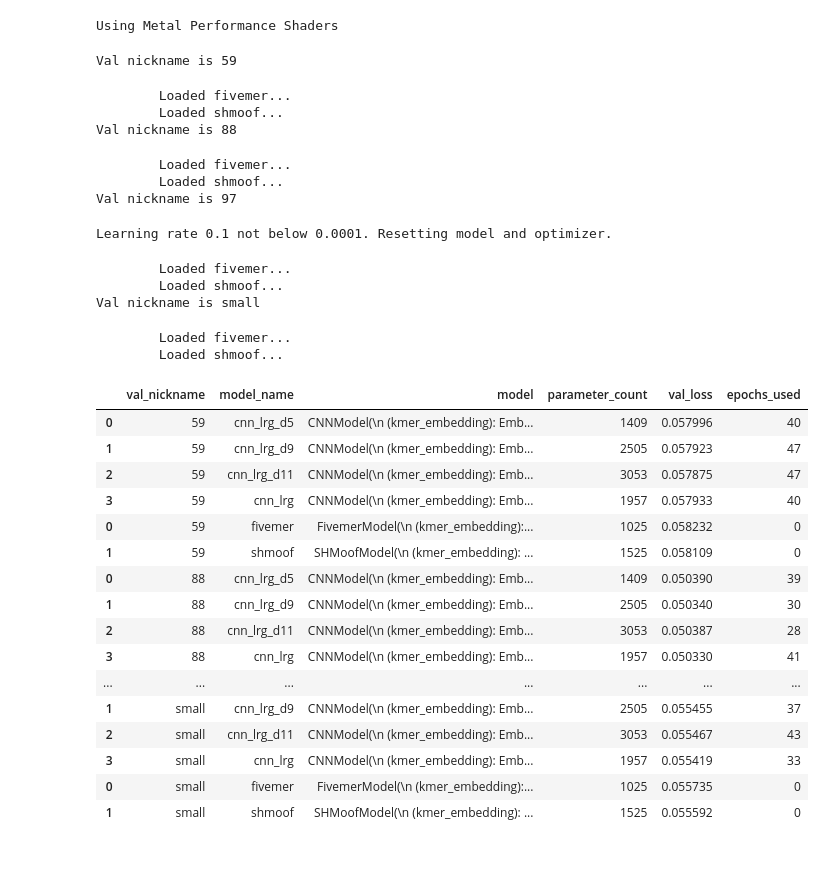
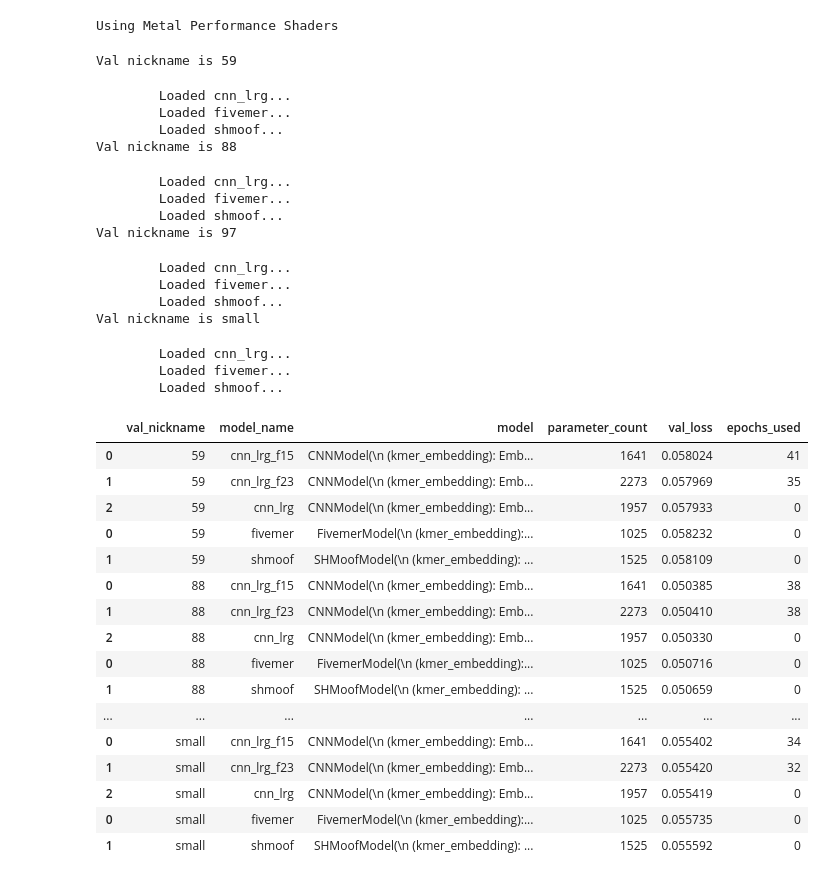
Before and after one commit to matsengrp/thrifty-experiments-1, a Jupyter notebook: human/model_comparison.ipynb, the cells around one changed output. Cells and saved outputs as stored; diff of their text form; code cells hidden in the pictures.

```diff
--- a/human/model_comparison.ipynb
+++ b/human/model_comparison.ipynb
@@ -91,9 +91,8 @@ for nickname in val_nicknames:
     }
 
     model_instances_3 = {
-        "cnn_lrg_d5": models.CNNModel(kmer_length=3, embedding_dim=5, filter_count=19, kernel_size=11, dropout_rate=0.3),
-        "cnn_lrg_d9": models.CNNModel(kmer_length=3, embedding_dim=9, filter_count=19, kernel_size=11, dropout_rate=0.3),
-        "cnn_lrg_d11": models.CNNModel(kmer_length=3, embedding_dim=11, filter_count=19, kernel_size=11, dropout_rate=0.3),
+        "cnn_lrg_f15": models.CNNModel(kmer_length=3, embedding_dim=7, filter_count=15, kernel_size=11, dropout_rate=0.3),
+        "cnn_lrg_f23": models.CNNModel(kmer_length=3, embedding_dim=7, filter_count=23, kernel_size=11, dropout_rate=0.3),
         "cnn_lrg": models.CNNModel(kmer_length=3, embedding_dim=7, filter_count=19, kernel_size=11, dropout_rate=0.3),
     }
 
@@ -103,51 +102,54 @@ for nickname in val_nicknames:
     }
 
     comparison_df = \
         pd.concat([# comparison_of_data(model_instances_1, train_dataset_1, val_dataset_1),
                    comparison_of_data(model_instances_3, train_dataset_3, val_dataset_3),
                    comparison_of_data(model_instances_5, train_dataset_5, val_dataset_5)
                 ])
     comparison_df["val_nickname"] = nickname
 
     # make val_nickname the first column
     cols = comparison_df.columns.tolist()
     cols = cols[-1:] + cols[:-1]
     comparison_df = comparison_df[cols]
 
     comparison_dfs.append(comparison_df)
 
 final_df = pd.concat(comparison_dfs)
 final_df.to_csv(f"_ignore/model_comparison_{framework.timestamp_str()}.csv", index=False)
 final_df
 # %% [output]
 Val nickname is 59
+        Loaded cnn_lrg...
         Loaded fivemer...
         Loaded shmoof...
 Val nickname is 88
+        Loaded cnn_lrg...
         Loaded fivemer...
         Loaded shmoof...
 Val nickname is 97
-Learning rate 0.1 not below 0.0001. Resetting model and optimizer.
+        Loaded cnn_lrg...
+        Loaded fivemer...
+        Loaded shmoof...
+Val nickname is small
+        Loaded cnn_lrg...
         Loaded fivemer...
         Loaded shmoof...
-Val nickname is small
-        Loaded fivemer...
-        Loaded shmoof...
 |  | val_nickname | model_name | model | parameter_count | val_loss | epochs_used |
-| 0 | 59 | cnn_lrg_d5 | CNNModel(\n (kmer_embedding): Emb... | 1409 | 0.057996 | 40 |
-| 1 | 59 | cnn_lrg_d9 | CNNModel(\n (kmer_embedding): Emb... | 2505 | 0.057923 | 47 |
-| 2 | 59 | cnn_lrg_d11 | CNNModel(\n (kmer_embedding): Emb... | 3053 | 0.057875 | 47 |
-| 3 | 59 | cnn_lrg | CNNModel(\n (kmer_embedding): Emb... | 1957 | 0.057933 | 40 |
+| 0 | 59 | cnn_lrg_f15 | CNNModel(\n (kmer_embedding): Emb... | 1641 | 0.058024 | 41 |
+| 1 | 59 | cnn_lrg_f23 | CNNModel(\n (kmer_embedding): Emb... | 2273 | 0.057969 | 35 |
+| 2 | 59 | cnn_lrg | CNNModel(\n (kmer_embedding): Emb... | 1957 | 0.057933 | 0 |
 | 0 | 59 | fivemer | FivemerModel(\n (kmer_embedding):... | 1025 | 0.058232 | 0 |
 | 1 | 59 | shmoof | SHMoofModel(\n (kmer_embedding): ... | 1525 | 0.058109 | 0 |
-| 0 | 88 | cnn_lrg_d5 | CNNModel(\n (kmer_embedding): Emb... | 1409 | 0.050390 | 39 |
-| 1 | 88 | cnn_lrg_d9 | CNNModel(\n (kmer_embedding): Emb... | 2505 | 0.050340 | 30 |
-| 2 | 88 | cnn_lrg_d11 | CNNModel(\n (kmer_embedding): Emb... | 3053 | 0.050387 | 28 |
-| 3 | 88 | cnn_lrg | CNNModel(\n (kmer_embedding): Emb... | 1957 | 0.050330 | 41 |
+| 0 | 88 | cnn_lrg_f15 | CNNModel(\n (kmer_embedding): Emb... | 1641 | 0.050385 | 38 |
+| 1 | 88 | cnn_lrg_f23 | CNNModel(\n (kmer_embedding): Emb... | 2273 | 0.050410 | 38 |
+| 2 | 88 | cnn_lrg | CNNModel(\n (kmer_embedding): Emb... | 1957 | 0.050330 | 0 |
+| 0 | 88 | fivemer | FivemerModel(\n (kmer_embedding):... | 1025 | 0.050716 | 0 |
+| 1 | 88 | shmoof | SHMoofModel(\n (kmer_embedding): ... | 1525 | 0.050659 | 0 |
 | ... | ... | ... | ... | ... | ... | ... |
-| 1 | small | cnn_lrg_d9 | CNNModel(\n (kmer_embedding): Emb... | 2505 | 0.055455 | 37 |
-| 2 | small | cnn_lrg_d11 | CNNModel(\n (kmer_embedding): Emb... | 3053 | 0.055467 | 43 |
-| 3 | small | cnn_lrg | CNNModel(\n (kmer_embedding): Emb... | 1957 | 0.055419 | 33 |
+| 0 | small | cnn_lrg_f15 | CNNModel(\n (kmer_embedding): Emb... | 1641 | 0.055402 | 34 |
+| 1 | small | cnn_lrg_f23 | CNNModel(\n (kmer_embedding): Emb... | 2273 | 0.055420 | 32 |
+| 2 | small | cnn_lrg | CNNModel(\n (kmer_embedding): Emb... | 1957 | 0.055419 | 0 |
 | 0 | small | fivemer | FivemerModel(\n (kmer_embedding):... | 1025 | 0.055735 | 0 |
 | 1 | small | shmoof | SHMoofModel(\n (kmer_embedding): ... | 1525 | 0.055592 | 0 |
 # %%
```
Also changed, not shown: parts of 3 cells of this notebook.
